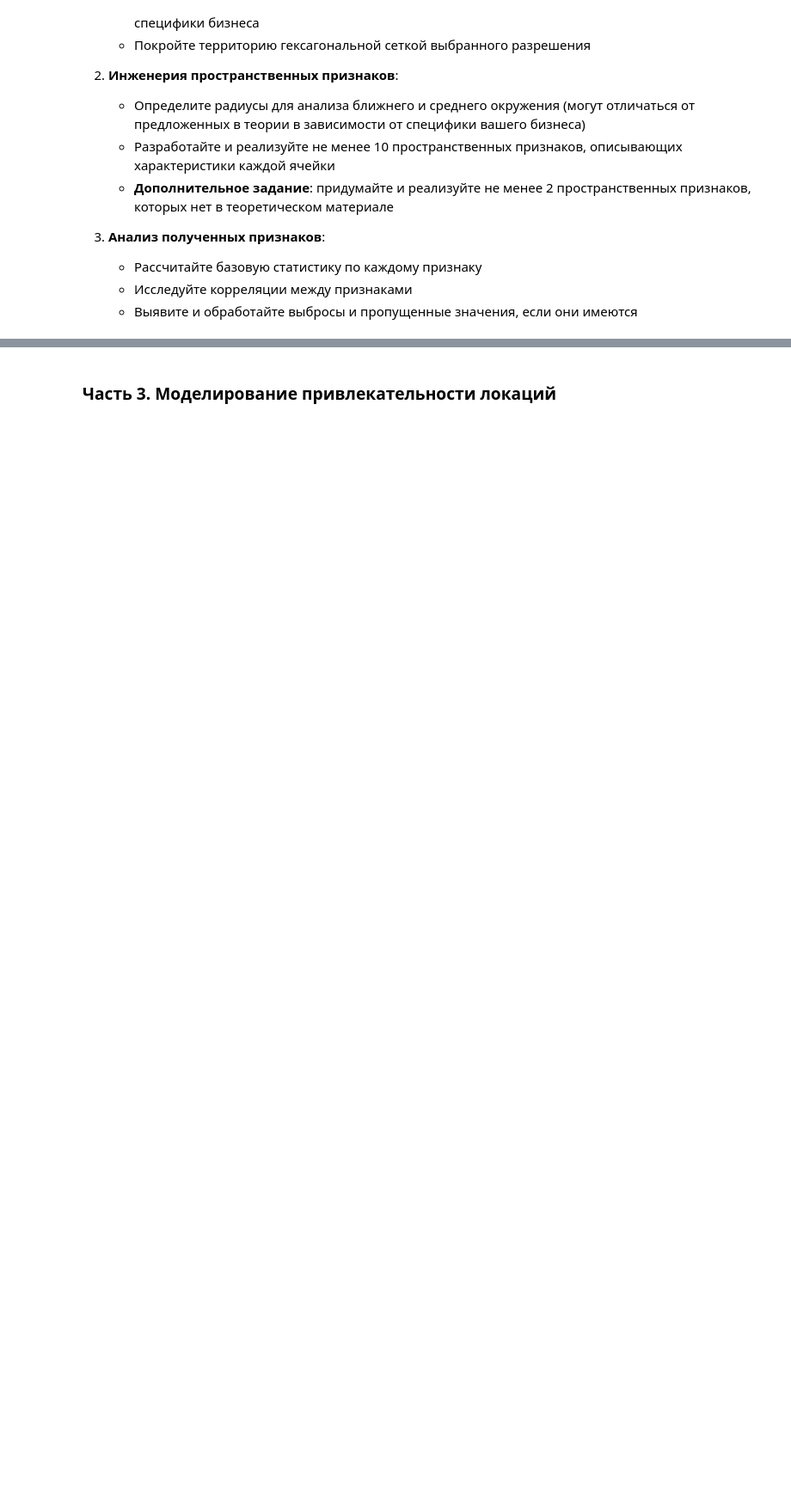
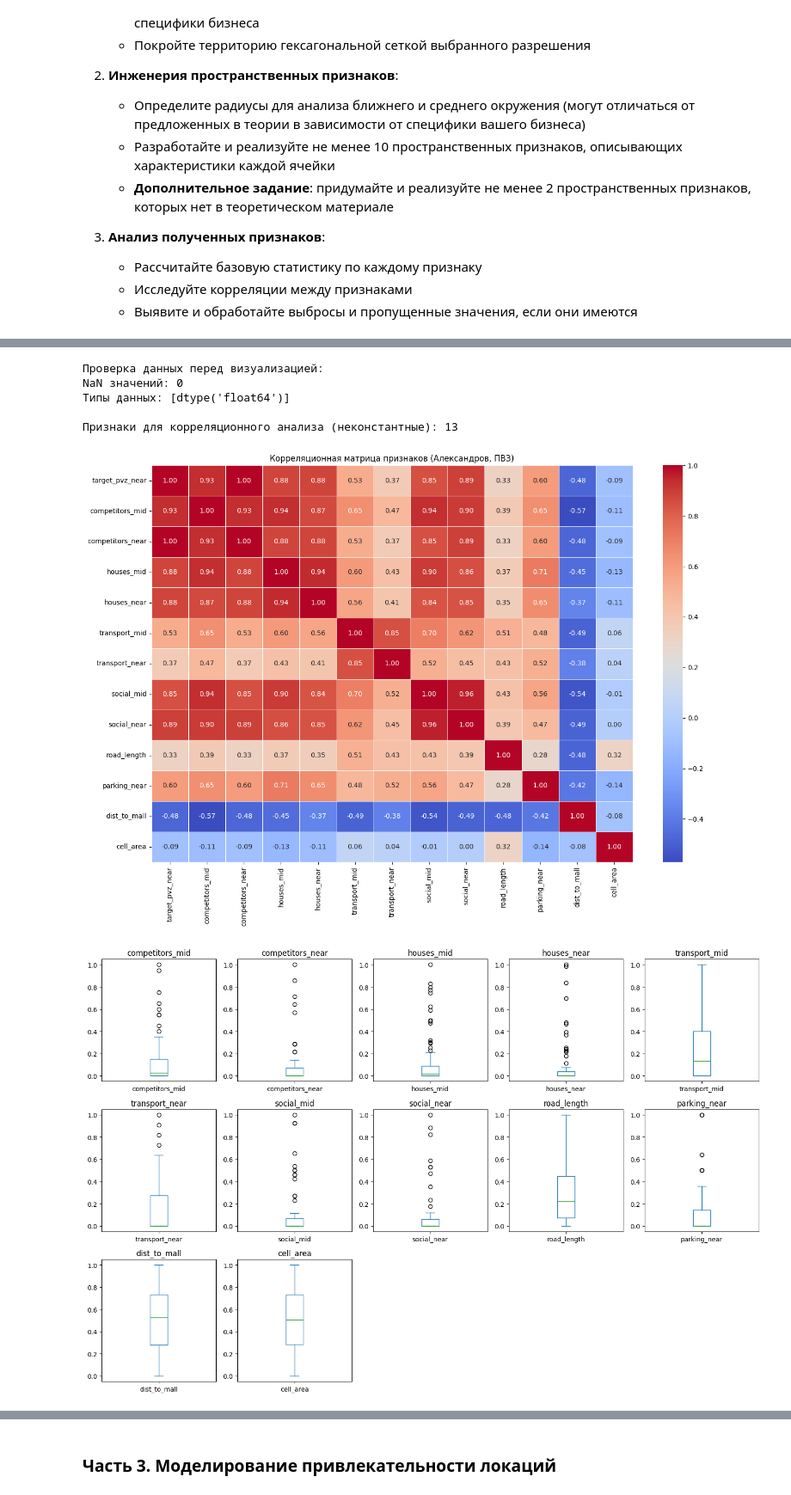
Before and after one commit to yulia3006/ml-basics, a Jupyter notebook: Практическая_работа_№ 12.2_Геомаркетинговое_исследование_территорий_ipynb".ipynb, the cells around one changed output, grey strips where cells are left out. Shown at 86% size. Drawn from its saved outputs; the diff is of its cells as text; code cells hidden in the pictures; blank space fills up the shorter version.

```diff
--- a/Практическая_работа_№ 12.2_Геомаркетинговое_исследование_территорий_ipynb".ipynb
+++ b/Практическая_работа_№ 12.2_Геомаркетинговое_исследование_территорий_ipynb".ipynb
@@ -259,0 +175,17 @@ print(f" Сводка: { {k: len(v) for k, v in osm_layers.items()} }")
+# %%
+import numpy as np
+import pandas as pd
+import geopandas as gpd
+import matplotlib.pyplot as plt
+import seaborn as sns
+import osmnx as ox
+import leafmap
+import h3
+import h3.api.numpy_int as h3
+from shapely.geometry import box, Polygon
+from sklearn.preprocessing import MinMaxScaler
+
+# Параметры
+place_name = 'Александров, Владимирская область, Россия'
+res = 8
+crs_proj = "EPSG:3857"       # метрическая проекция
@@ -259,0 +475,41 @@ print(f" Сводка: { {k: len(v) for k, v in osm_layers.items()} }")
+# %%
+
+# Проверка данных перед визуализацией
+print("Проверка данных перед визуализацией:")
+print(f"NaN значений: {main_gdf[feature_names].isnull().sum().sum()}")
+print(f"Типы данных: {main_gdf[feature_names].dtypes.unique()}")
+
+# Удаляем константные столбцы из корреляционного анализа
+corr_features = [f for f in feature_names if main_gdf[f].std() > 0]
+print(f"\nПризнаки для корреляционного анализа (неконстантные): {len(corr_features)}")
+
+# Корреляционная матрица
+plt.figure(figsize=(14, 10))
+corr_mat = main_gdf[corr_features].corr()
+sns.heatmap(corr_mat, annot=True, cmap='coolwarm', fmt='.2f', linewidths=0.5)
+plt.title('Корреляционная матрица признаков (Александров, ПВЗ)')
+plt.tight_layout()
+plt.show()
+
+# Box‑plot признаков (оценка выбросов)
+fig, axes = plt.subplots(3, 5, figsize=(15, 10))
+axes = axes.flatten()
+for i, col in enumerate(features_for_scaling):
+    if i < len(axes):
+        if main_gdf[col].std() > 0:  # Пропускаем константные столбцы
+            main_gdf[col].plot(kind='box', ax=axes[i], title=col)
+        else:
+            axes[i].text(0.5, 0.5, f'{col}\n(константа)',
+                        ha='center', va='center', transform=axes[i].transAxes)
+for j in range(len(features_for_scaling), len(axes)):
+    axes[j].axis('off')
+plt.tight_layout()
+plt.show()
+# %% [output]
+Проверка данных перед визуализацией:
+NaN значений: 0
+Типы данных: [dtype('float64')]
+
+Признаки для корреляционного анализа (неконстантные): 13
+[figure, added]
+[figure, added]
```
Also changed, not shown: parts of 32 cells of this notebook.
